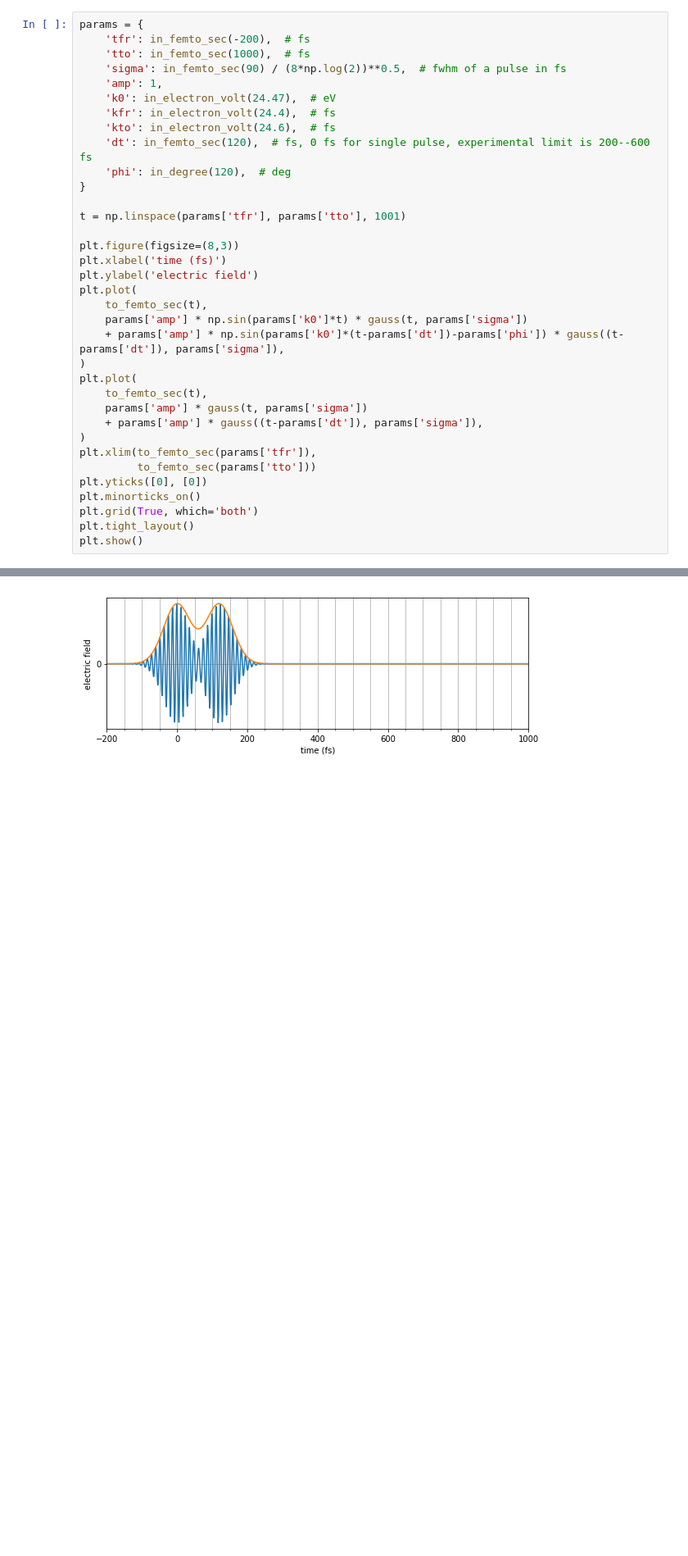
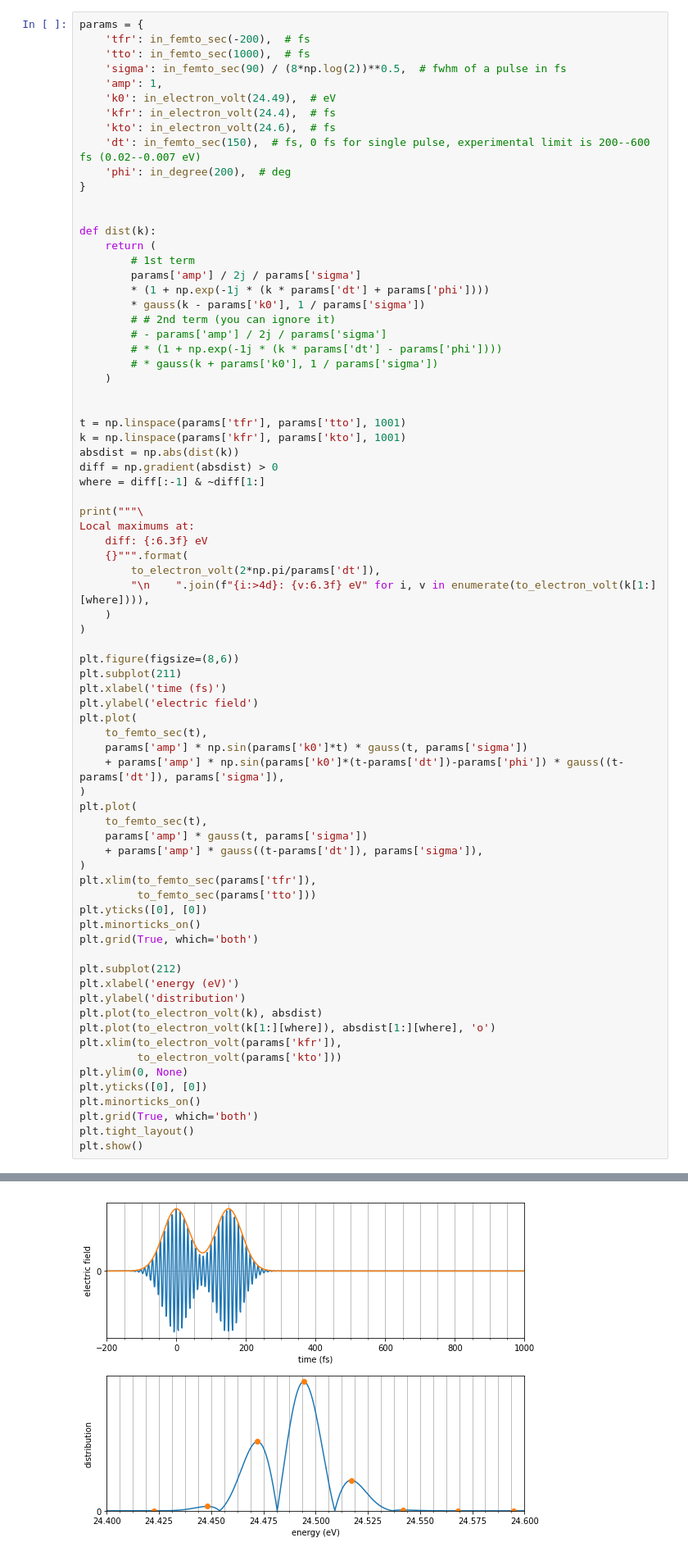
Before and after one commit to DaehyunPY/FERMI_20149100, a Jupyter notebook: Notebooks/he_doublepls_dev.ipynb, the cells around one changed output, grey strips where cells are left out. Shown at 82% size. Saved outputs shown, nothing was run; the diff lists cells and outputs as text; blank space fills up the shorter version.

```diff
--- a/Notebooks/he_doublepls_dev.ipynb
+++ b/Notebooks/he_doublepls_dev.ipynb
@@ -26,16 +26,44 @@ params = {
     'tto': in_femto_sec(1000),  # fs
     'sigma': in_femto_sec(90) / (8*np.log(2))**0.5,  # fwhm of a pulse in fs
     'amp': 1,
-    'k0': in_electron_volt(24.47),  # eV
+    'k0': in_electron_volt(24.49),  # eV
     'kfr': in_electron_volt(24.4),  # fs
     'kto': in_electron_volt(24.6),  # fs
-    'dt': in_femto_sec(120),  # fs, 0 fs for single pulse, experimental limit is 200--600 fs
-    'phi': in_degree(120),  # deg
+    'dt': in_femto_sec(150),  # fs, 0 fs for single pulse, experimental limit is 200--600 fs (0.02--0.007 eV)
+    'phi': in_degree(200),  # deg
 }
 
+
+def dist(k):
+    return (
+        # 1st term
+        params['amp'] / 2j / params['sigma']
+        * (1 + np.exp(-1j * (k * params['dt'] + params['phi'])))
+        * gauss(k - params['k0'], 1 / params['sigma'])
+        # # 2nd term (you can ignore it)
+        # - params['amp'] / 2j / params['sigma']
+        # * (1 + np.exp(-1j * (k * params['dt'] - params['phi'])))
+        # * gauss(k + params['k0'], 1 / params['sigma'])
+    )
+
+
 t = np.linspace(params['tfr'], params['tto'], 1001)
+k = np.linspace(params['kfr'], params['kto'], 1001)
+absdist = np.abs(dist(k))
+diff = np.gradient(absdist) > 0
+where = diff[:-1] & ~diff[1:]
 
-plt.figure(figsize=(8,3))
+print("""\
+Local maximums at:
+    diff: {:6.3f} eV
+    {}""".format(
+        to_electron_volt(2*np.pi/params['dt']),
+        "\n    ".join(f"{i:>4d}: {v:6.3f} eV" for i, v in enumerate(to_electron_volt(k[1:][where]))),
+    )
+)
+
+plt.figure(figsize=(8,6))
+plt.subplot(211)
 plt.xlabel('time (fs)')
 plt.ylabel('electric field')
 plt.plot(
@@ -53,6 +81,18 @@ plt.xlim(to_femto_sec(params['tfr']),
 plt.yticks([0], [0])
 plt.minorticks_on()
 plt.grid(True, which='both')
+
+plt.subplot(212)
+plt.xlabel('energy (eV)')
+plt.ylabel('distribution')
+plt.plot(to_electron_volt(k), absdist)
+plt.plot(to_electron_volt(k[1:][where]), absdist[1:][where], 'o')
+plt.xlim(to_electron_volt(params['kfr']),
+         to_electron_volt(params['kto']))
+plt.ylim(0, None)
+plt.yticks([0], [0])
+plt.minorticks_on()
+plt.grid(True, which='both')
 plt.tight_layout()
 plt.show()
 # %% [output]
@@ -59,2 +109,2 @@ plt.show()
-[figure, old version]
+[figure, new version]
 # %%
```
Also changed, not shown: parts of 2 cells of this notebook, 5 other files.
